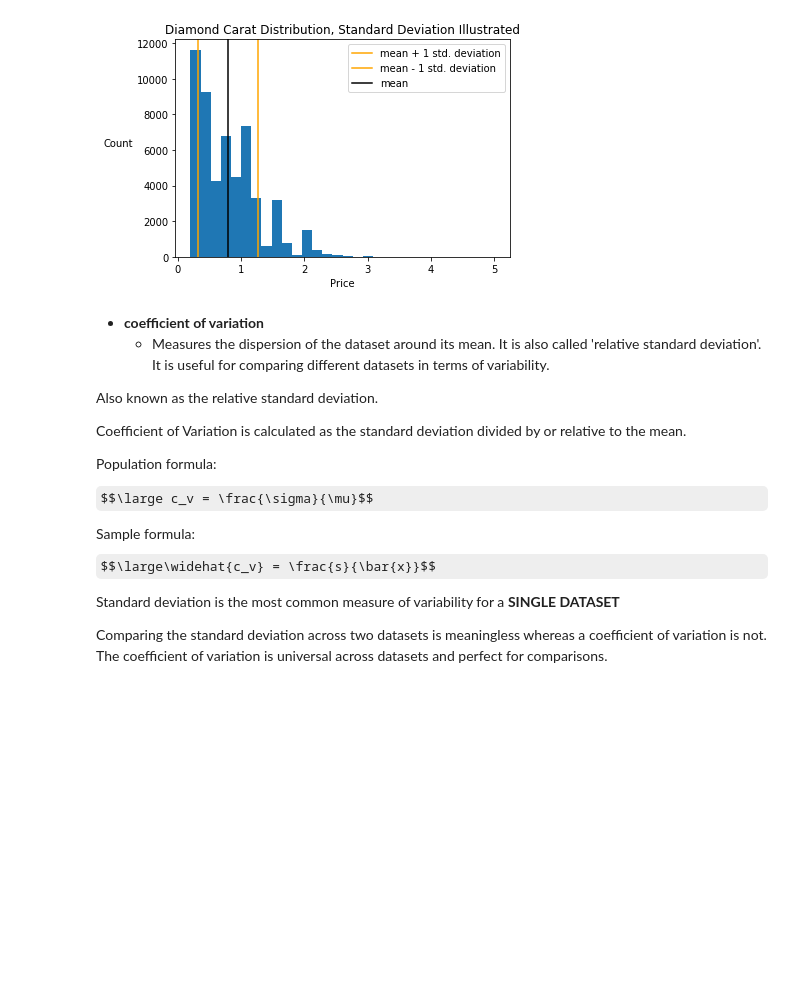
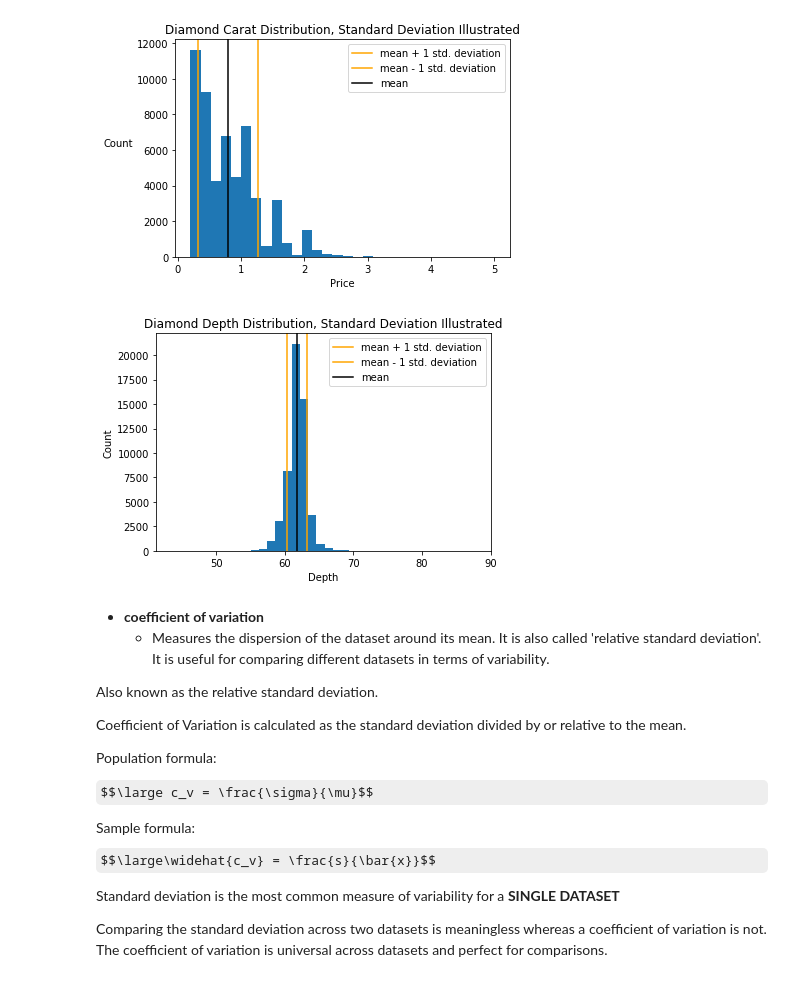
Before and after one commit to jmeguira/stats, a Jupyter notebook: stats_notebook.ipynb, the cells around one changed output. Saved outputs shown, nothing was run; the diff lists cells and outputs as text; code cells hidden in the pictures; some formulas as TeX source; blank space fills up the shorter version.

```diff
--- a/stats_notebook.ipynb
+++ b/stats_notebook.ipynb
@@ -665,13 +665,16 @@ plt.show()
 # %%
 plt.hist(diamonds['depth'], bins = 30)
 plt.ylabel('Count')
 plt.xlabel('Depth')
 plt.title('Diamond Depth Distribution, Standard Deviation Illustrated')
 plt.axvline(diamonds['depth'].mean()+diamonds['depth'].std(), color = 'orange', label = 'mean + 1 std. deviation')
 plt.axvline(diamonds['depth'].mean()-diamonds['depth'].std(), color = 'orange', label = 'mean - 1 std. deviation')
 plt.axvline(diamonds['depth'].mean(), color = 'black', label = 'mean')
-plt.legend()
+plt.xlim(right = 90)
+plt.legend(loc = 1)
 plt.show()
+# %% [output]
+[figure, added]
 # %% [markdown]
 * **coefficient of variation**
     - Measures the dispersion of the dataset around its mean. It is also called 'relative standard deviation'. It is useful for comparing different datasets in terms of variability.
```
Also changed, not shown: parts of 9 cells of this notebook.
